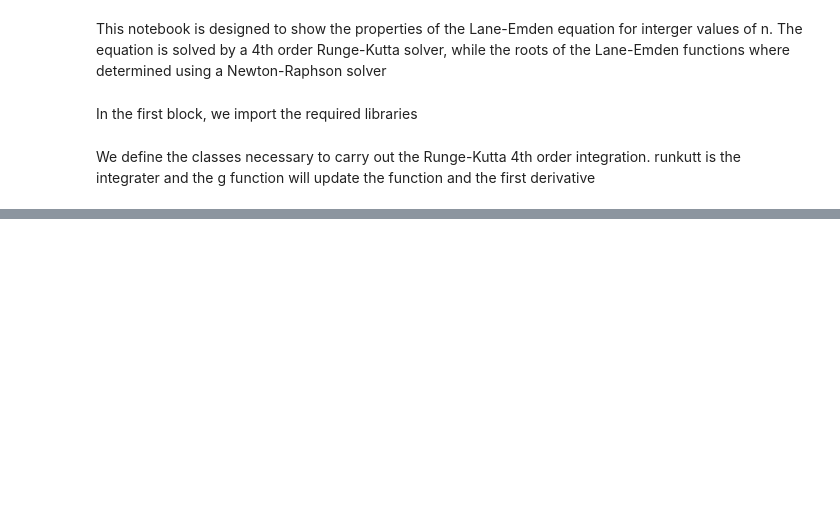
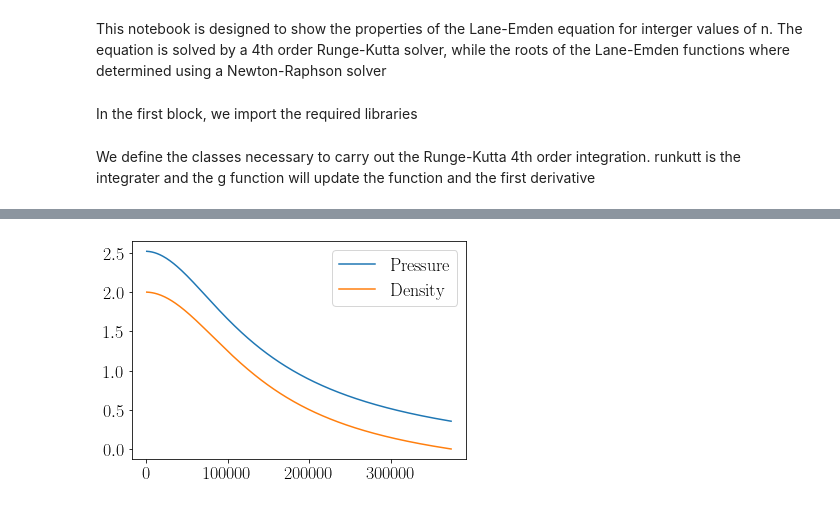
Before and after one commit to jaadt7/Lane_Emden, a Jupyter notebook: Lane-Emden.ipynb, the cells around one changed output, grey strips where cells are left out. Drawn from its saved outputs; the diff is of its cells as text; code cells hidden in the pictures; blank space fills up the shorter version.

```diff
--- a/Lane-Emden.ipynb
+++ b/Lane-Emden.ipynb
@@ -127,0 +165,8 @@ $\displaystyle n  \;\;\;\;\;  \xi_{1}   \;\;\;\;\; -\frac{d\theta}{d\xi}\Bigr|_{
+# %%
+plt.figure()
+plt.plot(rad,P,label='Pressure')
+plt.plot(rad,rho,label='Density')
+plt.legend()
+plt.show()
+# %% [output]
+[figure, added]
```
Also changed, not shown: parts of 10 cells of this notebook, 1 other file.
